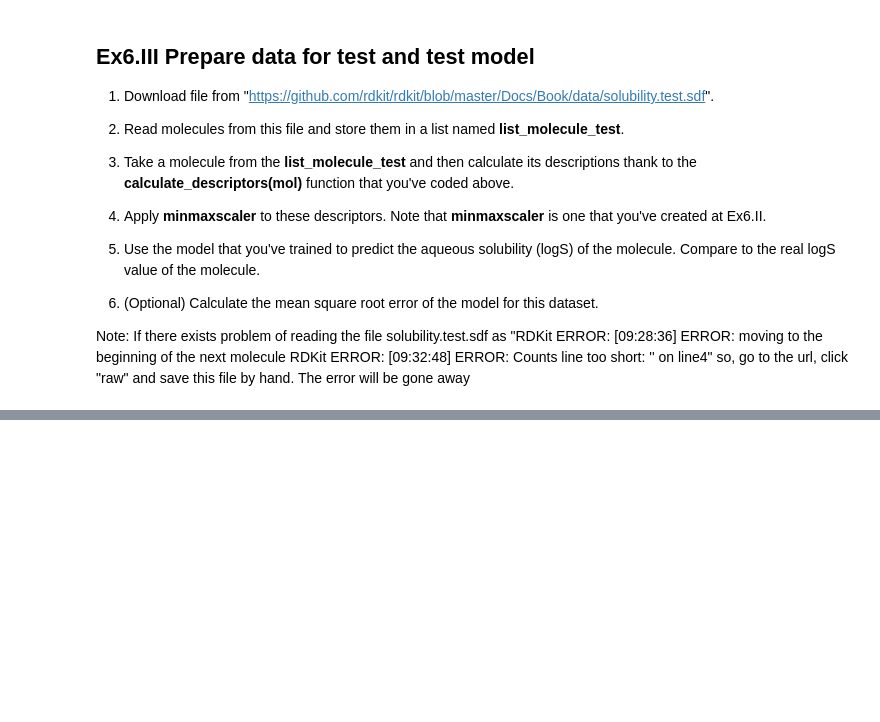
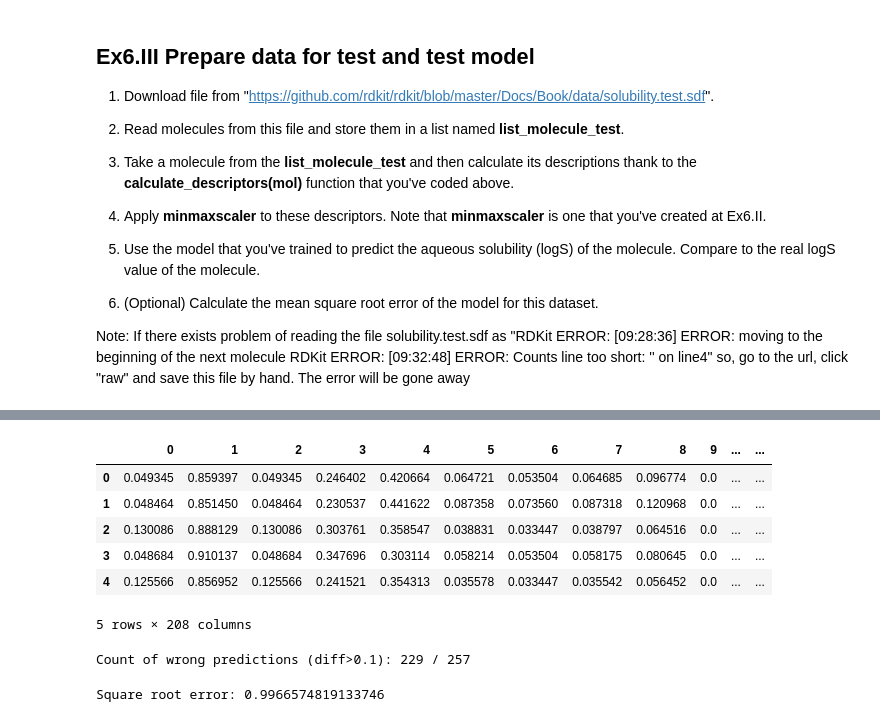
Before and after one commit to Coartix/ML-BIO, a Jupyter notebook: 2.ML_Molecules/ 1.molecules_representations_etudiants.ipynb, the cells around one changed output, grey strips where cells are left out. Saved outputs shown, nothing was run; the diff lists cells and outputs as text; code cells hidden in the pictures; blank space fills up the shorter version.

```diff
--- a/2.ML_Molecules/ 1.molecules_representations_etudiants.ipynb
+++ b/2.ML_Molecules/ 1.molecules_representations_etudiants.ipynb
@@ -446,0 +440,24 @@ solubility.test.sdf 100%[===================>] 320,24K  --.-KB/s    in 0,09s
+# %%
+# 4. Apply **minmaxscaler** to these descriptors. Note that **minmaxscaler**  is one that you've created at Ex6.II.
+df_test = pd.DataFrame(scaler.transform(df_test), columns=df_test.columns)
+df_test.head()
+# %% [output]
+|  | 0 | 1 | 2 | 3 | 4 | 5 | 6 | 7 | 8 | 9 | ... | ... |
+| 0 | 0.049345 | 0.859397 | 0.049345 | 0.246402 | 0.420664 | 0.064721 | 0.053504 | 0.064685 | 0.096774 | 0.0 | ... | ... |
+| 1 | 0.048464 | 0.851450 | 0.048464 | 0.230537 | 0.441622 | 0.087358 | 0.073560 | 0.087318 | 0.120968 | 0.0 | ... | ... |
+| 2 | 0.130086 | 0.888129 | 0.130086 | 0.303761 | 0.358547 | 0.038831 | 0.033447 | 0.038797 | 0.064516 | 0.0 | ... | ... |
+| 3 | 0.048684 | 0.910137 | 0.048684 | 0.347696 | 0.303114 | 0.058214 | 0.053504 | 0.058175 | 0.080645 | 0.0 | ... | ... |
+| 4 | 0.125566 | 0.856952 | 0.125566 | 0.241521 | 0.354313 | 0.035578 | 0.033447 | 0.035542 | 0.056452 | 0.0 | ... | ... |
+5 rows × 208 columns
+# %%
+# 5. Use the model that you've trained to predict the aqueous solubility (logS) of the molecule. Compare to the real logS value of the molecule.
+y_pred = reg.predict(df_test)
+y_real = [float(mol.GetProp("SOL")) for mol in list_molecule_test]
+print(f"Count of wrong predictions (diff>0.1): {sum([abs(y_pred[i] - y_real[i]) > 0.1 for i in range(len(y_pred))])} / {len(y_pred)}")
+# %% [output]
+Count of wrong predictions (diff>0.1): 229 / 257
+# %%
+# 6. (Optional) Calculate the mean square root error of the model for this dataset.
+print(f"Square root error: {mean_squared_error(y_real, y_pred, squared=False)}")
+# %% [output]
+Square root error: 0.9966574819133746
```
Also changed, not shown: parts of 5 cells of this notebook.
